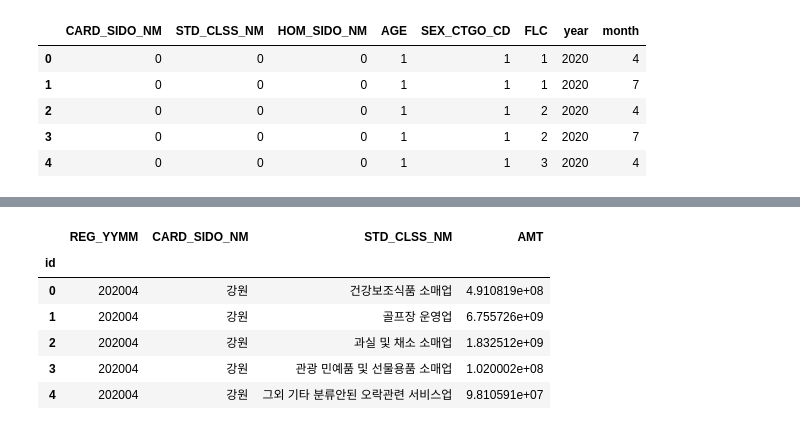
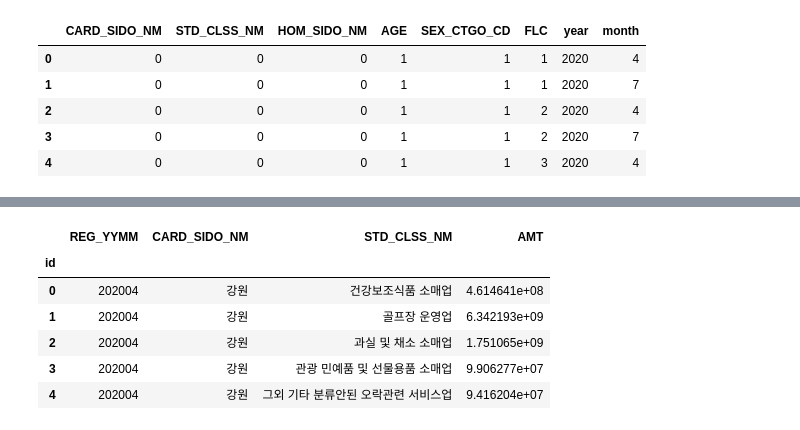
Before and after one commit to kim-bo-saeng/dacon_jeju, a Jupyter notebook: jeju_data_analysis.ipynb, the cells around one changed output, grey strips where cells are left out. Drawn from its saved outputs; the diff is of its cells as text; code cells hidden in the pictures.

```diff
--- a/jeju_data_analysis.ipynb
+++ b/jeju_data_analysis.ipynb
@@ -199,3 +171,8 @@ sns.barplot(data = row_df, x = 'REG_YYMM', y = 'AMT', estimator= np.sum )
 # %% [output]
 <matplotlib.axes._subplots.AxesSubplot at 0x...>
 [figure]
+# %%
+df_num_temp = df_num.copy()
+df_num_temp['log_AMT'] = np.log1p(df_num_temp['AMT'])
+plt.figure(figsize = (10, 8))
+sns.distplot(df_num_temp['log_AMT'])
@@ -201,0 +188,3 @@ sns.barplot(data = row_df, x = 'REG_YYMM', y = 'AMT', estimator= np.sum )
+# %%
+desc = df_num_temp['log_AMT'].describe()
+desc
@@ -201,0 +201,4 @@ sns.barplot(data = row_df, x = 'REG_YYMM', y = 'AMT', estimator= np.sum )
+# %%
+IQR = desc.loc["75%"] - desc.loc["25%"]
+OUT = desc.loc["75%"] + (IQR * 1.5)
+OUT
@@ -203,6 +208,7 @@ sns.barplot(data = row_df, x = 'REG_YYMM', y = 'AMT', estimator= np.sum )
 ### Feature Enginnering & Initial Modeling
 # %%
 train_num = df_num.sample(frac = 1, random_state = 0)
+train_num = train_num[np.log1p(train_num['AMT']) < OUT]
 train_features = train_num.drop(['CSTMR_CNT',	'AMT',	'CNT'], axis = 1)
 train_target = np.log1p(train_num['AMT'])
 # %% [markdown]
@@ -357,16 +373,16 @@ temp['STD_CLSS_NM'] = encoders['STD_CLSS_NM'].inverse_transform(temp['STD_CLSS_N
 # %%
 # 제출 파일 만들기
 submission = pd.read_csv('/gdrive/My Drive/data_analysis/jeju/submission.csv', index_col=0)
 submission = submission.drop(['AMT'], axis=1)
 submission = submission.merge(temp, left_on=['REG_YYMM', 'CARD_SIDO_NM', 'STD_CLSS_NM'], right_on=['REG_YYMM', 'CARD_SIDO_NM', 'STD_CLSS_NM'], how='left')
 submission.index.name = 'id'
-submission.to_csv('/gdrive/My Drive/data_analysis/jeju/submission_02.csv', encoding='utf-8-sig')
+submission.to_csv('/gdrive/My Drive/data_analysis/jeju/submission_03.csv', encoding='utf-8-sig')
 submission.head()
 # %% [output]
 |  | REG_YYMM | CARD_SIDO_NM | STD_CLSS_NM | AMT |
 | id |  |  |  |  |
-| 0 | 202004 | 강원 | 건강보조식품 소매업 | 4.910819e+08 |
-| 1 | 202004 | 강원 | 골프장 운영업 | 6.755726e+09 |
-| 2 | 202004 | 강원 | 과실 및 채소 소매업 | 1.832512e+09 |
-| 3 | 202004 | 강원 | 관광 민예품 및 선물용품 소매업 | 1.020002e+08 |
-| 4 | 202004 | 강원 | 그외 기타 분류안된 오락관련 서비스업 | 9.810591e+07 |
+| 0 | 202004 | 강원 | 건강보조식품 소매업 | 4.614641e+08 |
+| 1 | 202004 | 강원 | 골프장 운영업 | 6.342193e+09 |
+| 2 | 202004 | 강원 | 과실 및 채소 소매업 | 1.751065e+09 |
+| 3 | 202004 | 강원 | 관광 민예품 및 선물용품 소매업 | 9.906277e+07 |
+| 4 | 202004 | 강원 | 그외 기타 분류안된 오락관련 서비스업 | 9.416204e+07 |
```
Also changed, not shown: parts of 14 cells of this notebook.
